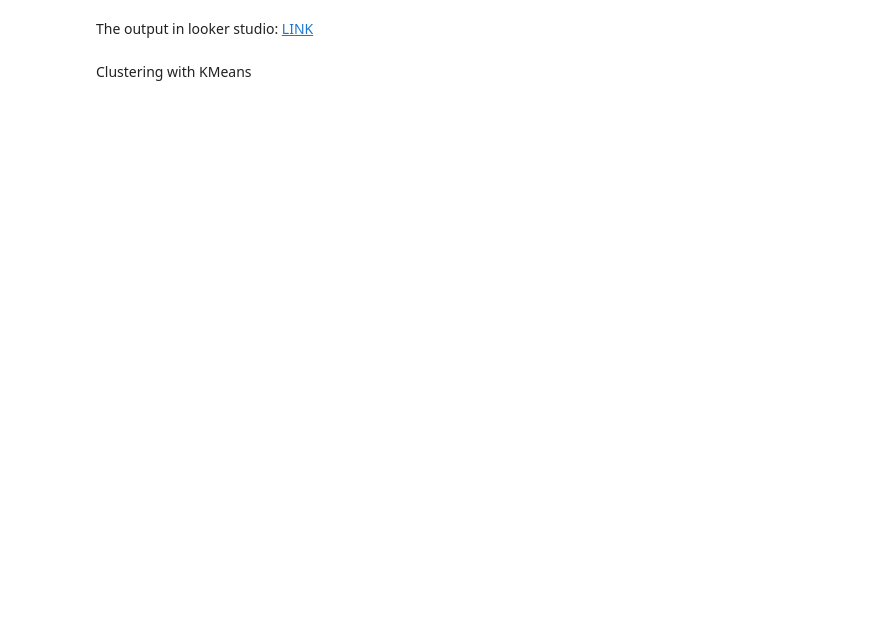
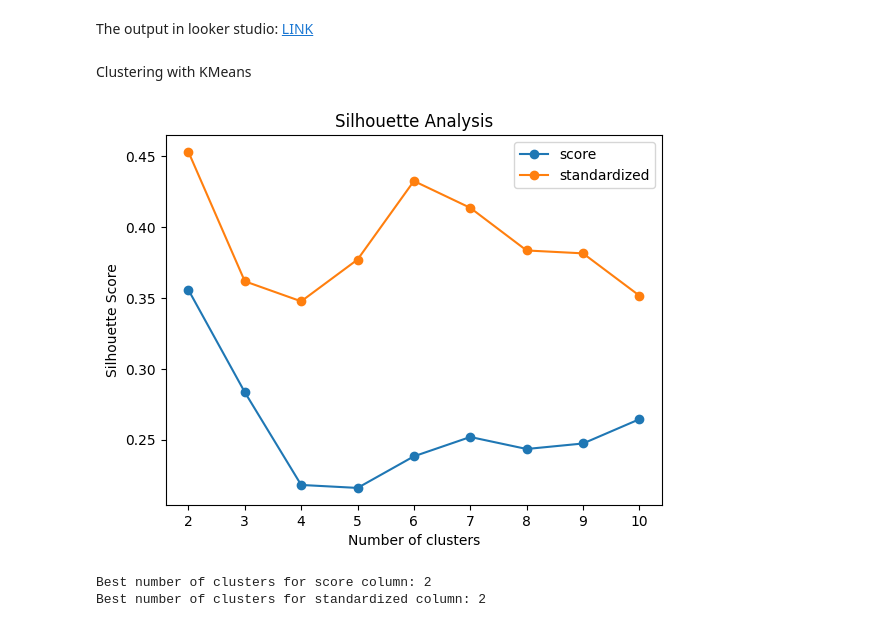
Before and after one commit to tony-sensei/pythonSqlite, a Jupyter notebook: ans_present.ipynb, the cells around one changed output. Cells and saved outputs as stored; diff of their text form; code cells hidden in the pictures; blank space fills up the shorter version.

Commit message:
update data_with_clusters

```diff
--- a/ans_present.ipynb
+++ b/ans_present.ipynb
@@ -50,3 +50,59 @@ df["standardized"] = df.apply(standardize_score, axis=1)
 
 # Save the new DataFrame to a CSV file
 df.to_csv("datasets/standardized_scores.csv", index=False)
+# %%
+# Load the CSV file
+csv_file = "datasets/standardized_scores.csv"
+df = pd.read_csv(csv_file)
+
+# Pivot the data to have each 'name' as a separate feature
+pivot_df = df.pivot_table(index="child_id", columns="name", values="score").fillna(0).reset_index()
+
+# Train KMeans with different values of k and store the silhouette scores
+sil_scores = []
+best_sil_scores = 0
+best_scores_cluster = 0
+k_values = list(range(2, 11))
+
+
+# Pivot the data to have each 'name' as a separate feature (using standardized column)
+pivot_df_standardized = df.pivot_table(index="child_id", columns="name", values="standardized").fillna(0).reset_index()
+
+# Train KMeans with different values of k and store the silhouette scores for standardized values
+sil_scores_standardized = []
+best_sil_standardized = 0
+best_standardized_cluster = 0
+
+for k in k_values:
+    kmeans = KMeans(n_clusters=k, n_init='auto', random_state=44)
+    labels = kmeans.fit_predict(pivot_df.iloc[:, 1:])
+    sil_score = silhouette_score(pivot_df.iloc[:, 1:], labels)
+    if sil_score > best_sil_scores:
+        best_sil_scores = sil_score
+        best_scores_cluster = k
+    sil_scores.append(sil_score)
+
+for k in k_values:
+    kmeans = KMeans(n_clusters=k, n_init='auto', random_state=44)
+    labels = kmeans.fit_predict(pivot_df_standardized.iloc[:, 1:])
+    sil_score = silhouette_score(pivot_df_standardized.iloc[:, 1:], labels)
+    if sil_score > best_sil_standardized:
+        best_sil_standardized = sil_score
+        best_standardized_cluster = k
+    sil_scores_standardized.append(sil_score)
+
+# Plot the silhouette scores against the number of clusters for both score and standardized values
+plt.plot(k_values, sil_scores, marker='o', label="score")
+plt.plot(k_values, sil_scores_standardized, marker='o', label="standardized")
+plt.xlabel('Number of clusters')
+plt.ylabel('Silhouette Score')
+plt.title('Silhouette Analysis')
+plt.legend()
+plt.show()
+
+print("Best number of clusters for score column:", best_scores_cluster)
+print("Best number of clusters for standardized column:", best_standardized_cluster)
+# %% [output]
+[figure, added]
+Best number of clusters for score column: 2
+Best number of clusters for standardized column: 2
```
Also changed, not shown: parts of 2 cells of this notebook, 2 other files.
